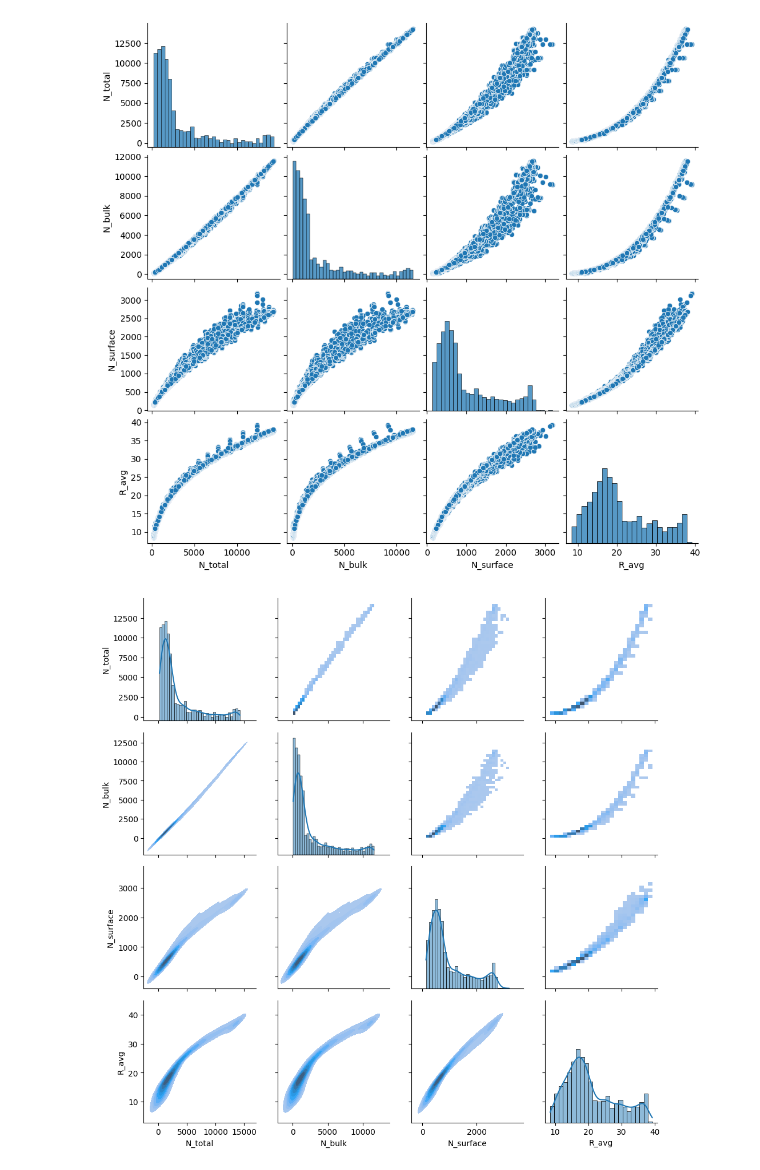
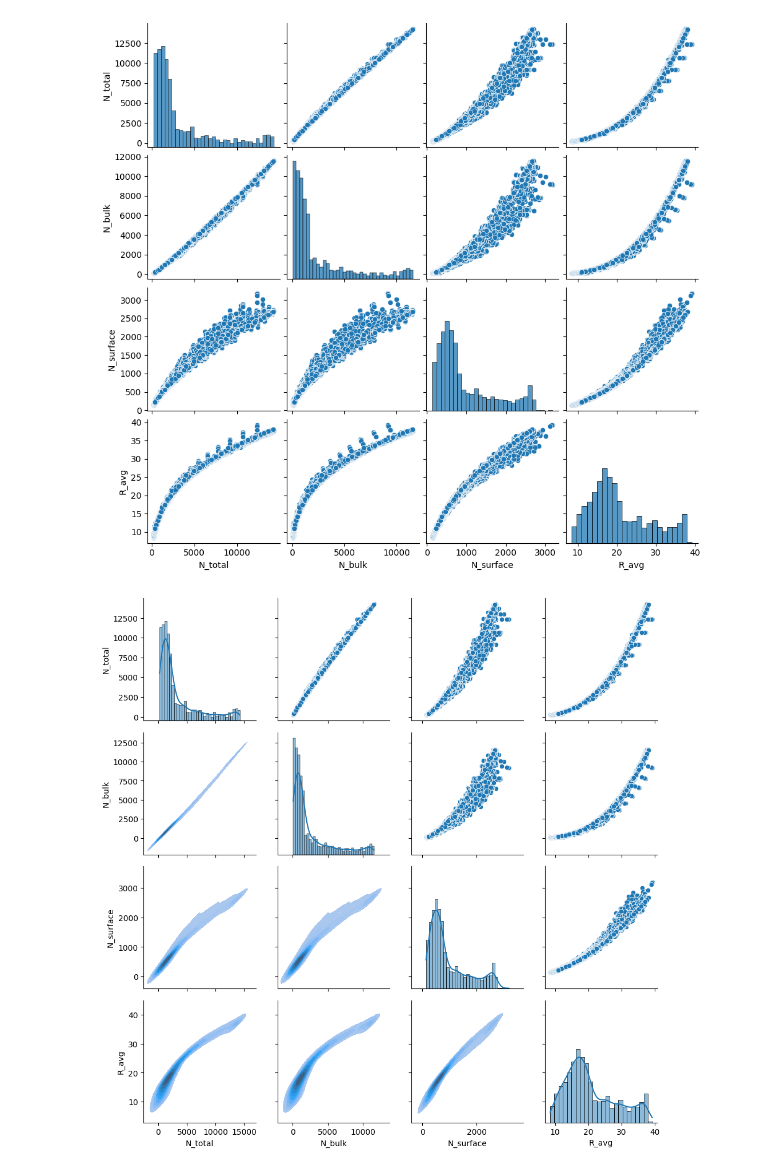
Before and after one commit to Navojith/DL-Lab-1, a Jupyter notebook: DL Lab1 task 2.ipynb, the cells around one changed output. Drawn from its saved outputs; the diff is of its cells as text; code cells hidden in the pictures.

```diff
--- a/DL Lab1 task 2.ipynb
+++ b/DL Lab1 task 2.ipynb
@@ -82,10 +82,10 @@ plt.show()
 # %%
 # 6
 g = sns.PairGrid(data)
-g.map_upper(sns.histplot)
+g.map_upper(sns.scatterplot)
 g.map_diag(lambda x, **kws: sns.histplot(x, **kws, kde=True))
 g.map_lower(sns.kdeplot, fill=True)
 
 plt.show()
 # %% [output]
-[figure, old version]
+[figure, new version]
```
